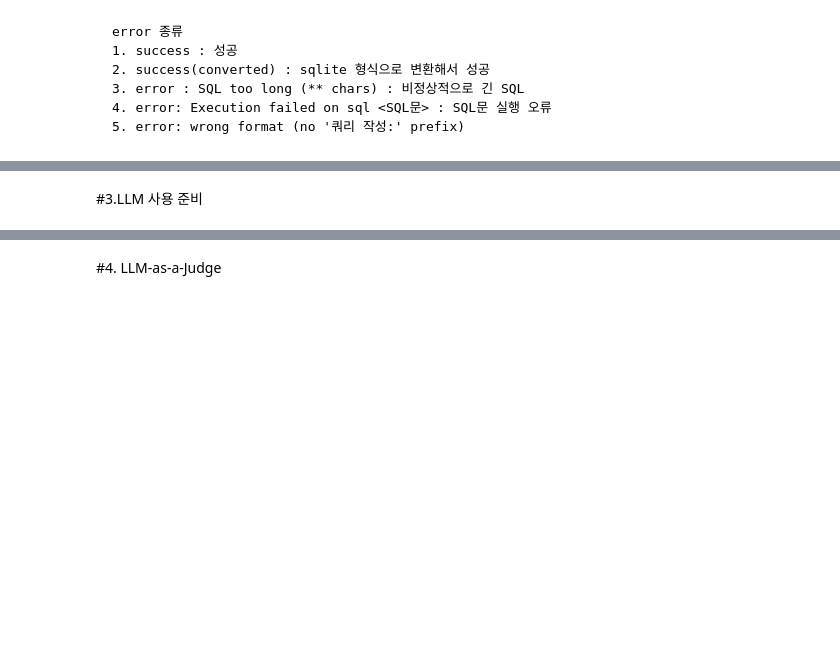
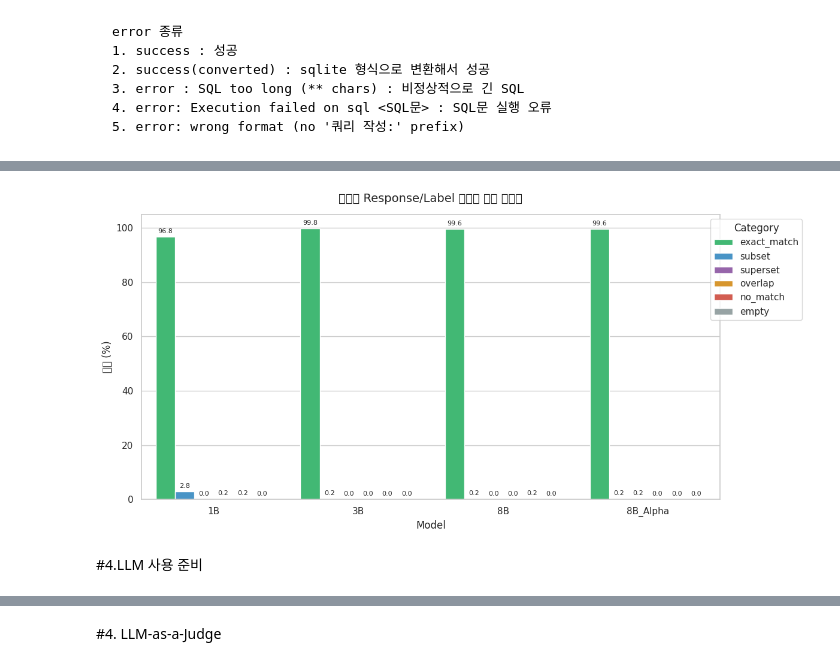
Before and after one commit to leejunho12316/LLM_FineTuning_2, a Jupyter notebook: 6_FineTuning_평가.ipynb, the cells around one changed output, grey strips where cells are left out. Drawn from its saved outputs; the diff is of its cells as text; code cells hidden in the pictures; blank space fills up the shorter version.

```diff
--- a/6_FineTuning_평가.ipynb
+++ b/6_FineTuning_평가.ipynb
@@ -113,0 +113,18 @@ data_8B_Alpha2 = pd.read_csv('Llama-3-Alpha-Ko-8B-Instruct_with_exec2.csv')
+# %%
+#데이터 정제
+data_1B = data_1B_original.copy()
+data_1B = data_1B[data_1B['label_status'].str.contains('success')]
+
+data_3B = data_3B_original.copy()
+data_3B = data_3B[data_3B['label_status'].str.contains('success')]
+
+data_8B = data_8B_original.copy()
+data_8B = data_8B[data_8B['label_status'].str.contains('success')]
+
+data_8B_Alpha = data_8B_Alpha_original.copy()
+data_8B_Alpha = data_8B_Alpha[data_8B_Alpha['label_status'].str.contains('success')]
+
+print(f"data_1B: {len(data_1B)}개")
+print(f"data_3B: {len(data_3B)}개")
+print(f"data_8B: {len(data_8B)}개")
+print(f"data_8B_Alpha: {len(data_8B_Alpha)}개")
@@ -231,5 +304,61 @@ ORDER BY avg_price DESC;
+# %%
+import json
+import pandas as pd
+import seaborn as sns
+import matplotlib.pyplot as plt
+
+# ===== 1. JSON 로드 =====
+with open("test2_tables_match_ratio.json", "r", encoding="utf-8") as f:
+    tables_match_ratio = json.load(f)
+
+# ===== 2. long-format DataFrame으로 변환 =====
+records = []
+for model, stats in tables_match_ratio.items():
+    for category, ratio in stats.items():
+        records.append({"model": model, "category": category, "ratio": ratio})
+df_plot = pd.DataFrame(records)
+
+# 카테고리 순서 지정
+category_order = ["exact_match", "subset", "superset", "overlap", "no_match", "empty"]
+
+# ===== 3. 시각화 =====
+sns.set_theme(style="whitegrid", font="DejaVu Sans")
+
+fig, ax = plt.subplots(figsize=(12, 6))
+palette = {
+    "exact_match": "#2ecc71",  # 초록 (완벽)
+    "subset":      "#3498db",  # 파랑 (부족)
+    "superset":    "#9b59b6",  # 보라 (초과)
+    "overlap":     "#f39c12",  # 주황 (일부)
+    "no_match":    "#e74c3c",  # 빨강 (전혀)
+    "empty":       "#95a5a6",  # 회색 (없음)
+}
+
+sns.barplot(
+    data=df_plot,
+    x="model", y="ratio", hue="category",
+    hue_order=category_order,
+    palette=palette,
+    ax=ax,
+)
+
+# 막대 위에 값 표시
+for container in ax.containers:
+    ax.bar_label(container, fmt="%.1f", padding=3, fontsize=8)
+
+ax.set_title("모델별 Response/Label 테이블 사용 일치도", fontsize=14, pad=15)
+ax.set_xlabel("Model")
+ax.set_ylabel("비율 (%)")
+ax.set_ylim(0, 105)
+ax.legend(title="Category", loc="upper right", bbox_to_anchor=(1.15, 1))
+
+plt.tight_layout()
+plt.savefig("test2_tables_match_ratio.png", dpi=150, bbox_inches="tight")
+plt.show()
+# %% [output]
+[figure, added]
 # %% [markdown]
-#3.LLM 사용 준비
+#4.LLM 사용 준비
 # %%
 import re
 #Llama chat template 프롬프트에서 query와 ddl 추출.
```
Also changed, not shown: parts of 32 cells of this notebook, 6 other files.
